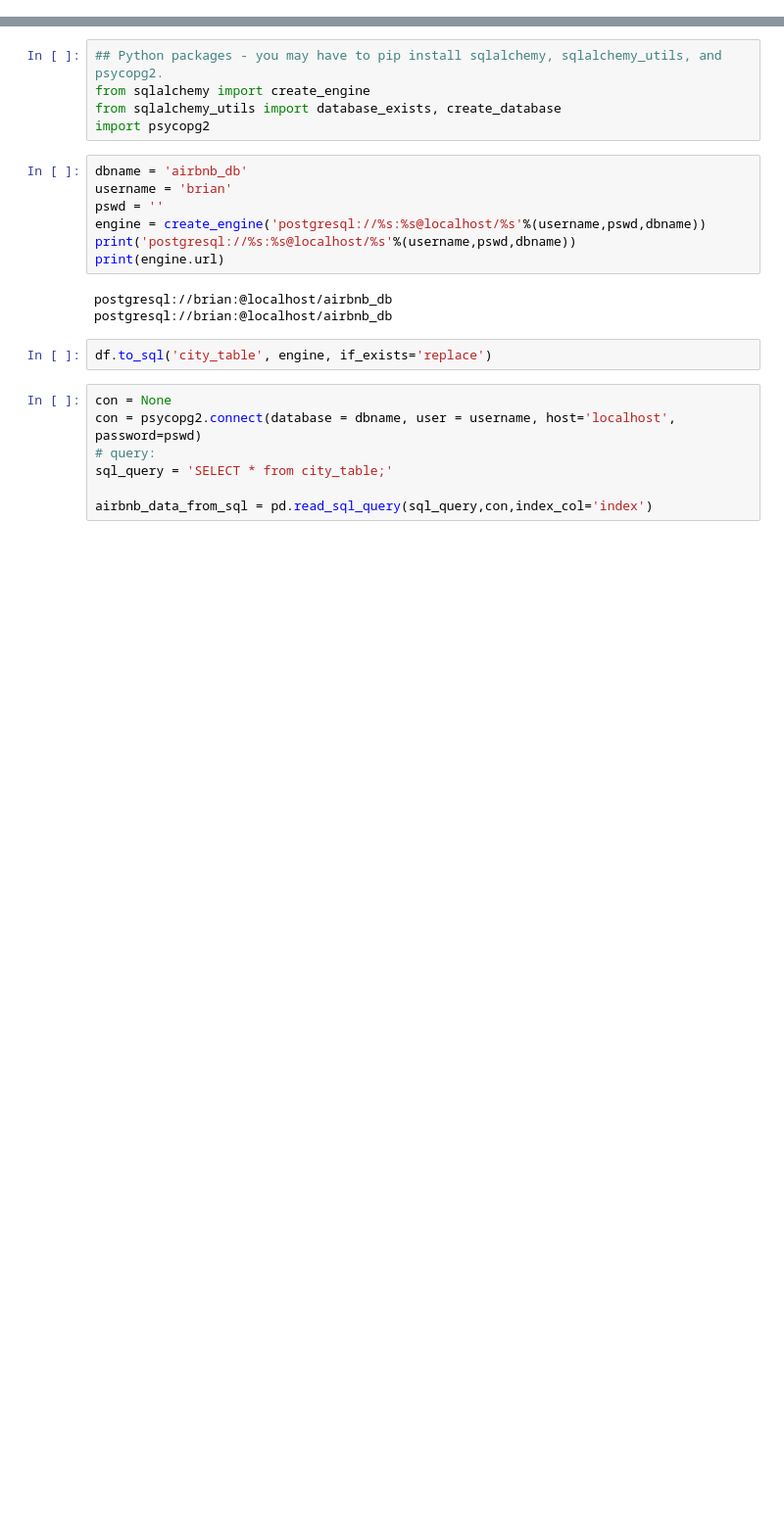
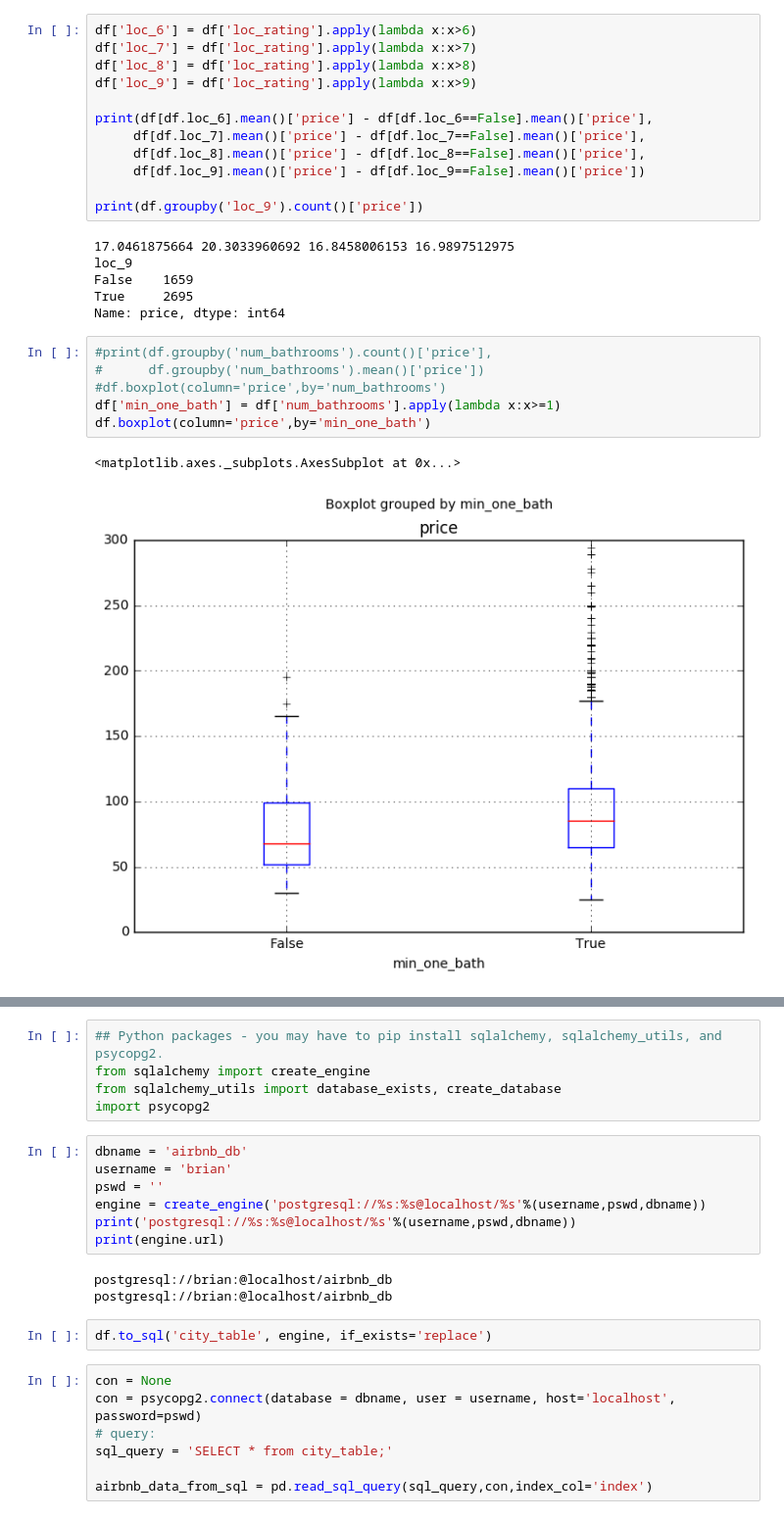
Before and after one commit to btamadio/PricePredictor, a Jupyter notebook: PricePredictor/Price_predictor.ipynb, the cells around one changed output, grey strips where cells are left out. Shown: that part at 98% size. Saved outputs shown, nothing was run; the diff lists cells and outputs as text; blank space fills up the shorter version.

```diff
--- a/PricePredictor/Price_predictor.ipynb
+++ b/PricePredictor/Price_predictor.ipynb
@@ -32,0 +144,27 @@ featureList = sorted(list(df.drop(['price'],1)))
+# %%
+df['loc_6'] = df['loc_rating'].apply(lambda x:x>6)
+df['loc_7'] = df['loc_rating'].apply(lambda x:x>7)
+df['loc_8'] = df['loc_rating'].apply(lambda x:x>8)
+df['loc_9'] = df['loc_rating'].apply(lambda x:x>9)
+
+print(df[df.loc_6].mean()['price'] - df[df.loc_6==False].mean()['price'],
+     df[df.loc_7].mean()['price'] - df[df.loc_7==False].mean()['price'],
+     df[df.loc_8].mean()['price'] - df[df.loc_8==False].mean()['price'],
+     df[df.loc_9].mean()['price'] - df[df.loc_9==False].mean()['price'])
+
+print(df.groupby('loc_9').count()['price'])
+# %% [output]
+17.0461875664 20.3033960692 16.8458006153 16.9897512975
+loc_9
+False    1659
+True     2695
+Name: price, dtype: int64
+# %%
+#print(df.groupby('num_bathrooms').count()['price'],
+#      df.groupby('num_bathrooms').mean()['price'])
+#df.boxplot(column='price',by='num_bathrooms')
+df['min_one_bath'] = df['num_bathrooms'].apply(lambda x:x>=1)
+df.boxplot(column='price',by='min_one_bath')
+# %% [output]
+<matplotlib.axes._subplots.AxesSubplot at 0x...>
+[figure, added]
```
Also changed, not shown: parts of 35 cells of this notebook, 7 other files.
